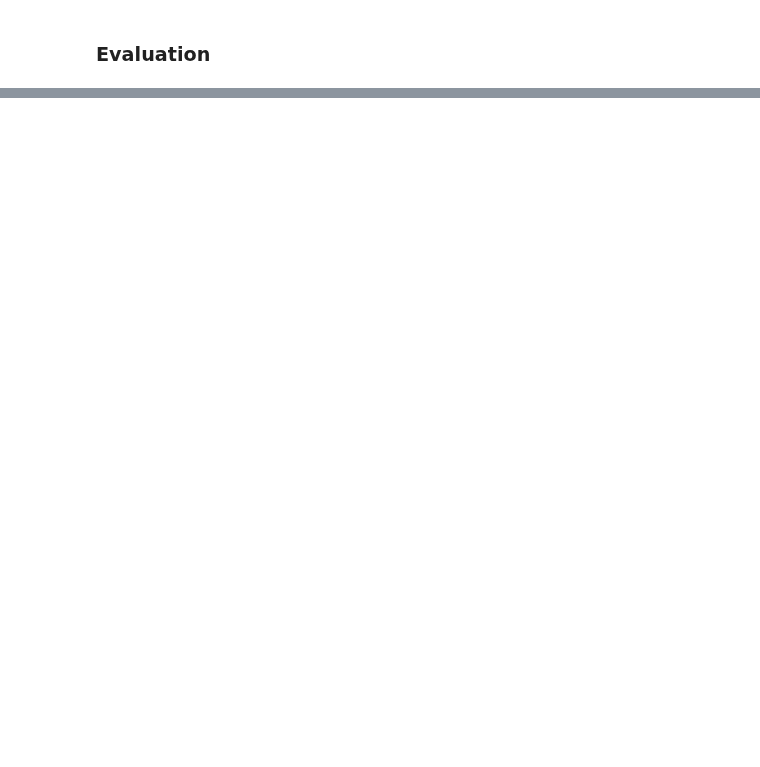
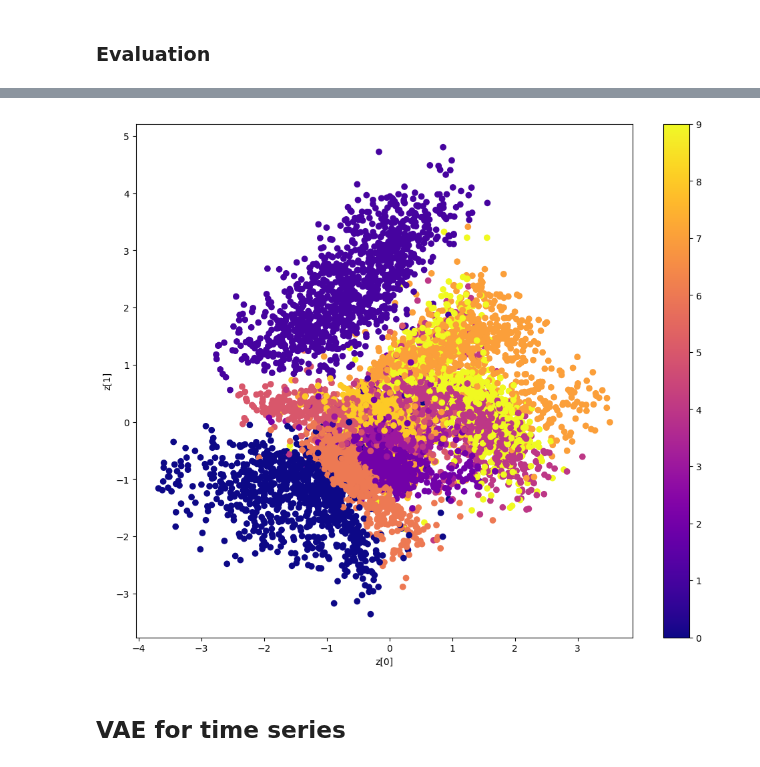
Before and after one commit to NahuelCostaCortez/rapidae, a Jupyter notebook: examples/vae.ipynb, the cells around one changed output, grey strips where cells are left out. Drawn from its saved outputs; the diff is of its cells as text; code cells hidden in the pictures; blank space fills up the shorter version.

```diff
--- a/examples/vae.ipynb
+++ b/examples/vae.ipynb
@@ -97,0 +107,6 @@ plot_reconstructions(x_test, outputs['recon'])
+# %%
+plot_latent_space(outputs['z'], data["y_test"])
+# %% [output]
+[figure, added]
+# %% [markdown]
+## VAE for time series
```
Also changed, not shown: parts of 22 cells of this notebook, 35 other files.
